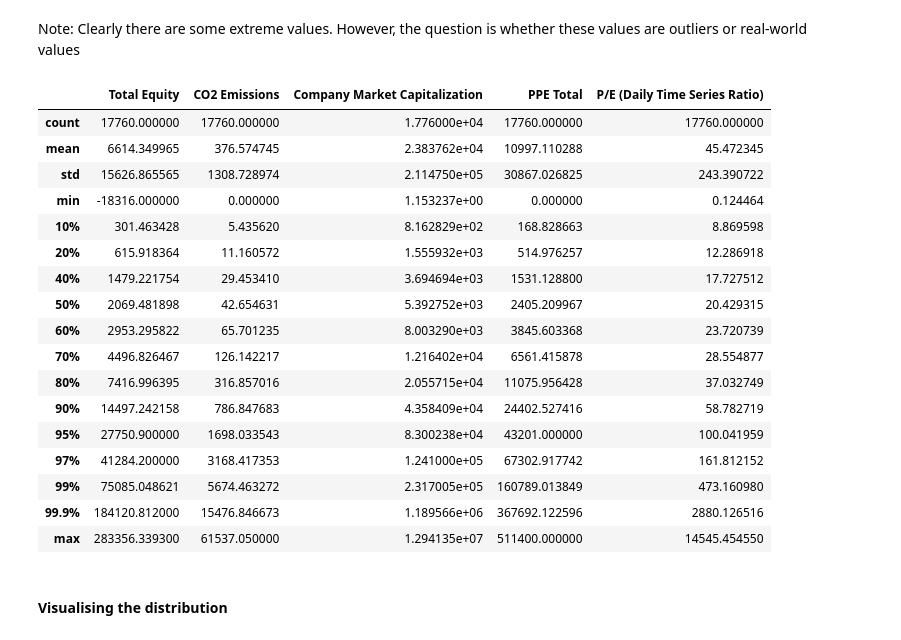
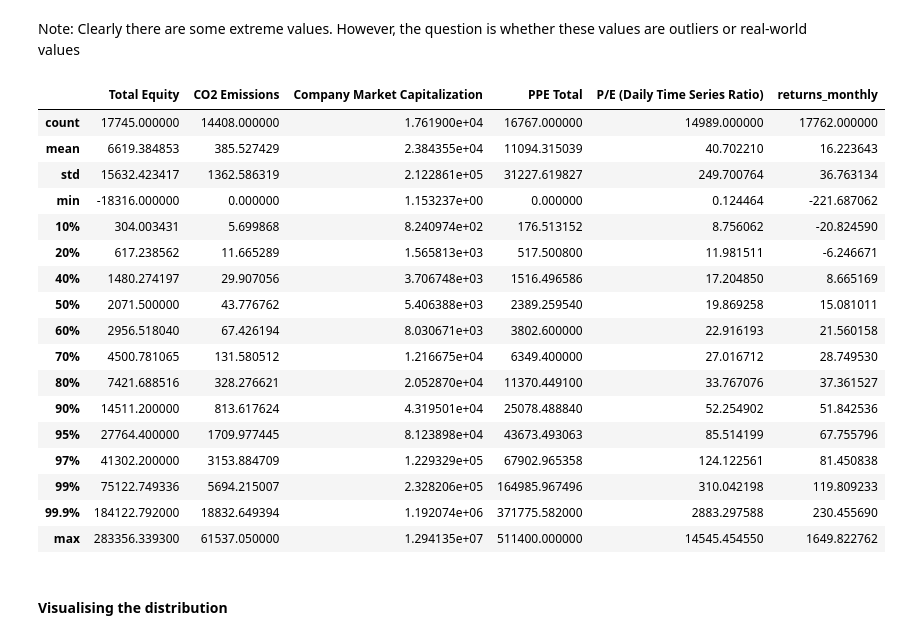
Before and after one commit to sprabhu4/SP_ESG_Pred, a Jupyter notebook: Code.ipynb, the cells around one changed output. Cells and saved outputs as stored; diff of their text form; code cells hidden in the pictures.

```diff
--- a/Code.ipynb
+++ b/Code.ipynb
@@ -70,5 +71,5 @@ import seaborn as sns
 # %%
-df_firm = pd.read_csv("Firm_Data.csv")
+df_firm = pd.read_csv("raw_data.csv")
 # %%
 df_firm.head()
 # %% [output]
@@ -183,32 +186,33 @@ Note: Clearly there are some extreme values. However, the question is whether th
 # %%
 df_firm[[
     "Total Equity",
     "CO2 Emissions",
     "Company Market Capitalization",
     "PPE Total",
     "P/E (Daily Time Series Ratio)",
+    "returns_monthly"
 ]].describe(
     [0.1, 0.2, 0.4, 0.5, 0.6, 0.7, 0.8, 0.9, 0.95, 0.97, 0.99, 0.999]
 )
 # %% [output]
-|  | Total Equity | CO2 Emissions | Company Market Capitalization | PPE Total | P/E (Daily Time Series Ratio) |
-| count | 17760.000000 | 17760.000000 | 1.776000e+04 | 17760.000000 | 17760.000000 |
-| mean | 6614.349965 | 376.574745 | 2.383762e+04 | 10997.110288 | 45.472345 |
-| std | 15626.865565 | 1308.728974 | 2.114750e+05 | 30867.026825 | 243.390722 |
-| min | -18316.000000 | 0.000000 | 1.153237e+00 | 0.000000 | 0.124464 |
-| 10% | 301.463428 | 5.435620 | 8.162829e+02 | 168.828663 | 8.869598 |
-| 20% | 615.918364 | 11.160572 | 1.555932e+03 | 514.976257 | 12.286918 |
-| 40% | 1479.221754 | 29.453410 | 3.694694e+03 | 1531.128800 | 17.727512 |
-| 50% | 2069.481898 | 42.654631 | 5.392752e+03 | 2405.209967 | 20.429315 |
-| 60% | 2953.295822 | 65.701235 | 8.003290e+03 | 3845.603368 | 23.720739 |
-| 70% | 4496.826467 | 126.142217 | 1.216402e+04 | 6561.415878 | 28.554877 |
-| 80% | 7416.996395 | 316.857016 | 2.055715e+04 | 11075.956428 | 37.032749 |
-| 90% | 14497.242158 | 786.847683 | 4.358409e+04 | 24402.527416 | 58.782719 |
-| 95% | 27750.900000 | 1698.033543 | 8.300238e+04 | 43201.000000 | 100.041959 |
-| 97% | 41284.200000 | 3168.417353 | 1.241000e+05 | 67302.917742 | 161.812152 |
-| 99% | 75085.048621 | 5674.463272 | 2.317005e+05 | 160789.013849 | 473.160980 |
-| 99.9% | 184120.812000 | 15476.846673 | 1.189566e+06 | 367692.122596 | 2880.126516 |
-| max | 283356.339300 | 61537.050000 | 1.294135e+07 | 511400.000000 | 14545.454550 |
+|  | Total Equity | CO2 Emissions | Company Market Capitalization | PPE Total | P/E (Daily Time Series Ratio) | returns_monthly |
+| count | 17745.000000 | 14408.000000 | 1.761900e+04 | 16767.000000 | 14989.000000 | 17762.000000 |
+| mean | 6619.384853 | 385.527429 | 2.384355e+04 | 11094.315039 | 40.702210 | 16.223643 |
+| std | 15632.423417 | 1362.586319 | 2.122861e+05 | 31227.619827 | 249.700764 | 36.763134 |
+| min | -18316.000000 | 0.000000 | 1.153237e+00 | 0.000000 | 0.124464 | -221.687062 |
+| 10% | 304.003431 | 5.699868 | 8.240974e+02 | 176.513152 | 8.756062 | -20.824590 |
+| 20% | 617.238562 | 11.665289 | 1.565813e+03 | 517.500800 | 11.981511 | -6.246671 |
+| 40% | 1480.274197 | 29.907056 | 3.706748e+03 | 1516.496586 | 17.204850 | 8.665169 |
+| 50% | 2071.500000 | 43.776762 | 5.406388e+03 | 2389.259540 | 19.869258 | 15.081011 |
+| 60% | 2956.518040 | 67.426194 | 8.030671e+03 | 3802.600000 | 22.916193 | 21.560158 |
+| 70% | 4500.781065 | 131.580512 | 1.216675e+04 | 6349.400000 | 27.016712 | 28.749530 |
+| 80% | 7421.688516 | 328.276621 | 2.052870e+04 | 11370.449100 | 33.767076 | 37.361527 |
+| 90% | 14511.200000 | 813.617624 | 4.319501e+04 | 25078.488840 | 52.254902 | 51.842536 |
+| 95% | 27764.400000 | 1709.977445 | 8.123898e+04 | 43673.493063 | 85.514199 | 67.755796 |
+| 97% | 41302.200000 | 3153.884709 | 1.229329e+05 | 67902.965358 | 124.122561 | 81.450838 |
+| 99% | 75122.749336 | 5694.215007 | 2.328206e+05 | 164985.967496 | 310.042198 | 119.809233 |
+| 99.9% | 184122.792000 | 18832.649394 | 1.192074e+06 | 371775.582000 | 2883.297588 | 230.455690 |
+| max | 283356.339300 | 61537.050000 | 1.294135e+07 | 511400.000000 | 14545.454550 | 1649.822762 |
 # %% [markdown]
 #### Visualising the distribution
 # %% [markdown]
```
Also changed, not shown: parts of 32 cells of this notebook, 1 other file.
